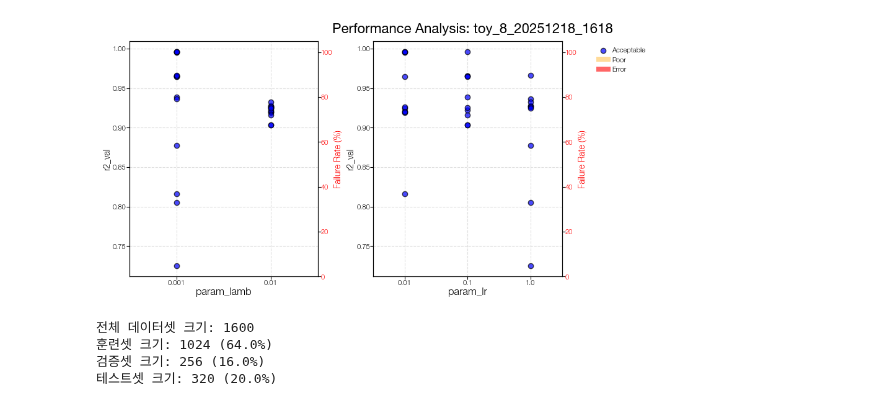
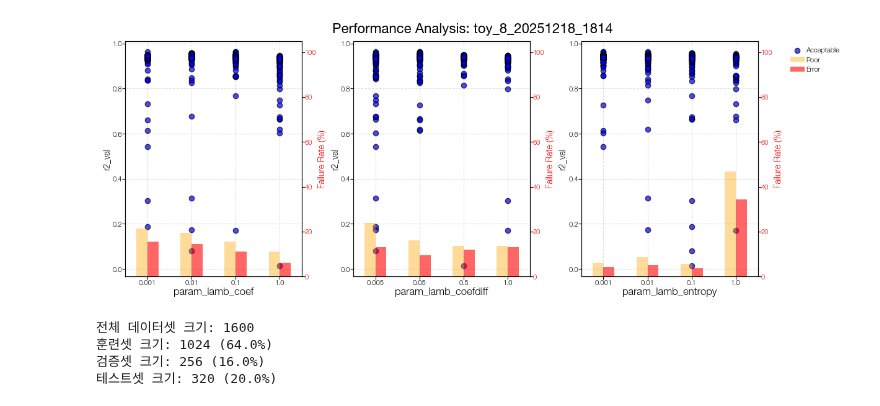
Before and after one commit to Hyein-coder/pykan, a Jupyter notebook: github/workflows/Hyein/toy_8_load_model.ipynb, the cells around one changed output. Cells and saved outputs as stored; diff of their text form; code cells hidden in the pictures.

```diff
--- a/github/workflows/Hyein/toy_8_load_model.ipynb
+++ b/github/workflows/Hyein/toy_8_load_model.ipynb
@@ -1,28 +1,28 @@
 # %%
 import torch
 import os
 import numpy as np
 import matplotlib.pyplot as plt
 import pandas as pd
 from kan.experiments.multkan_hparam_sweep import plot_parameter_performance
 
 device = torch.device('cuda' if torch.cuda.is_available() else 'cpu')
 
 root_dir = os.path.join(os.getcwd())
 save_dir = os.path.join(root_dir, "custom_figures", "toy8")
 os.makedirs(save_dir, exist_ok=True)
 
-f_param = "toy_8_20251218_1618"
+f_param = "toy_8_20251218_1814"
 save_heading = os.path.join(save_dir, f_param + "_analysis")
 load_heading = os.path.join(root_dir, 'multkan_sweep_autosave', f_param)
 
 d_opt = pd.read_excel(load_heading + ".xlsx", sheet_name='best_avg_by_params')
 d_opt_flat = d_opt.iloc[0]
 d_opt_flat = d_opt_flat.to_dict()
 
 plot_parameter_performance(f_param, root_dir)
 # %% [output]
-[figure, old version]
+[figure, new version]
 # %%
 from sklearn.model_selection import train_test_split
 from sklearn.preprocessing import MinMaxScaler
```
Also changed, not shown: parts of 6 cells of this notebook, 16 other files.
